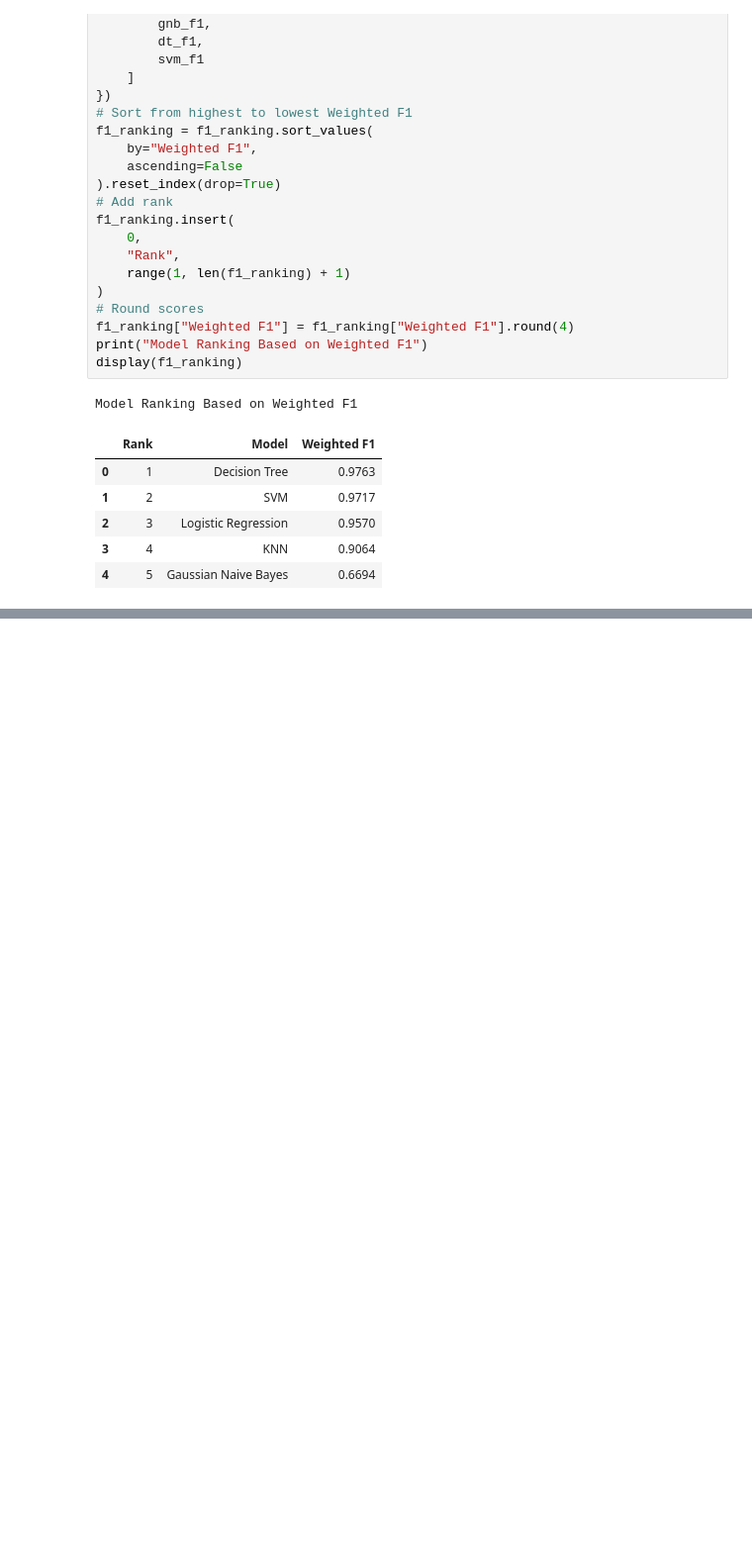
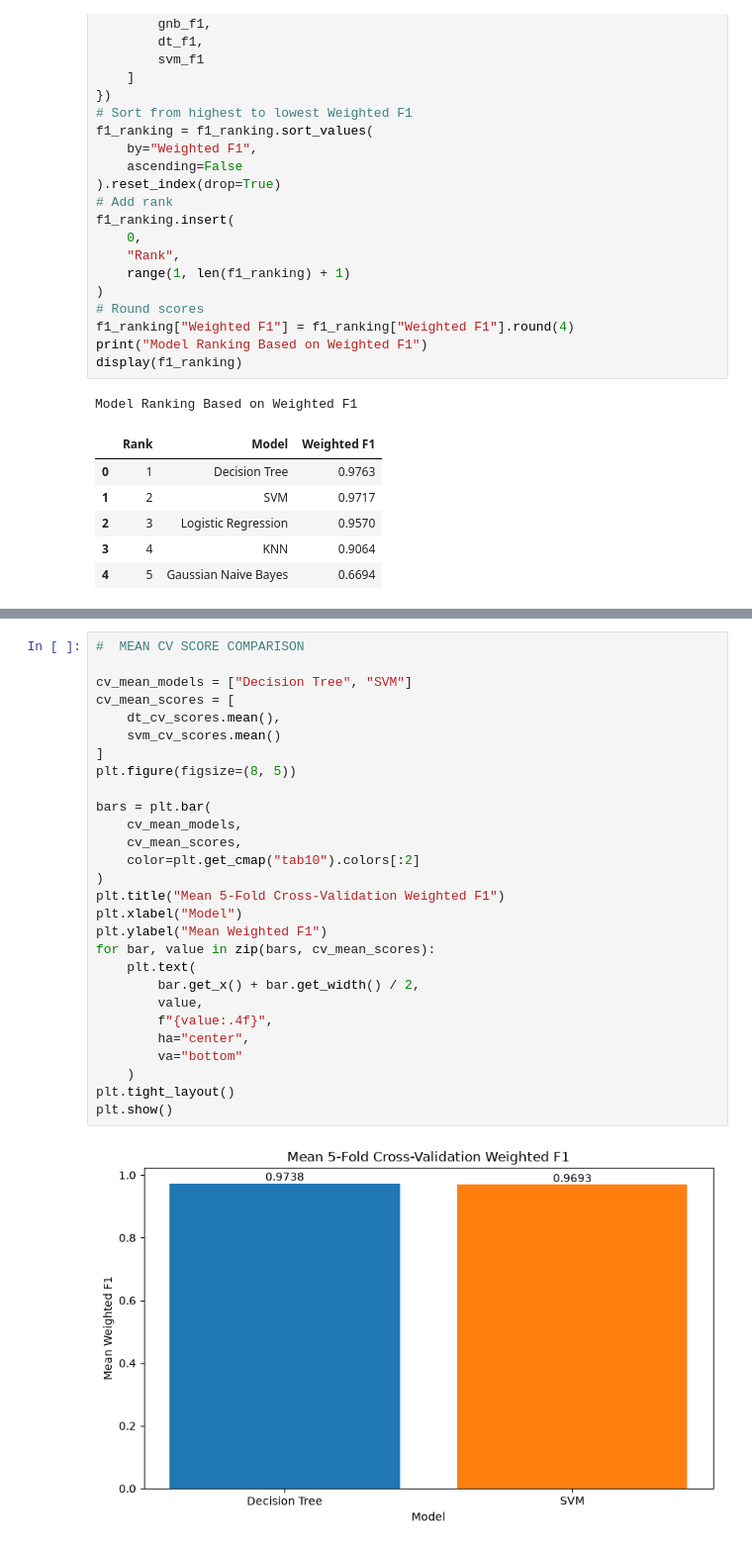
Before and after one commit to Reshma925/Vectora, a Jupyter notebook: ML_CLASSIFICATION_TRACKA/classification.ipynb, the cells around one changed output, grey strips where cells are left out. Shown at 99% size. Saved outputs shown, nothing was run; the diff lists cells and outputs as text; blank space fills up the shorter version.

```diff
--- a/ML_CLASSIFICATION_TRACKA/classification.ipynb
+++ b/ML_CLASSIFICATION_TRACKA/classification.ipynb
@@ -1184,0 +1272,30 @@ Model Ranking Based on Weighted F1
+# %%
+#  MEAN CV SCORE COMPARISON
+
+cv_mean_models = ["Decision Tree", "SVM"]
+cv_mean_scores = [
+    dt_cv_scores.mean(),
+    svm_cv_scores.mean()
+]
+plt.figure(figsize=(8, 5))
+
+bars = plt.bar(
+    cv_mean_models,
+    cv_mean_scores,
+    color=plt.get_cmap("tab10").colors[:2]
+)
+plt.title("Mean 5-Fold Cross-Validation Weighted F1")
+plt.xlabel("Model")
+plt.ylabel("Mean Weighted F1")
+for bar, value in zip(bars, cv_mean_scores):
+    plt.text(
+        bar.get_x() + bar.get_width() / 2,
+        value,
+        f"{value:.4f}",
+        ha="center",
+        va="bottom"
+    )
+plt.tight_layout()
+plt.show()
+# %% [output]
+[figure, added]
```
Also changed, not shown: parts of 6 cells of this notebook.
